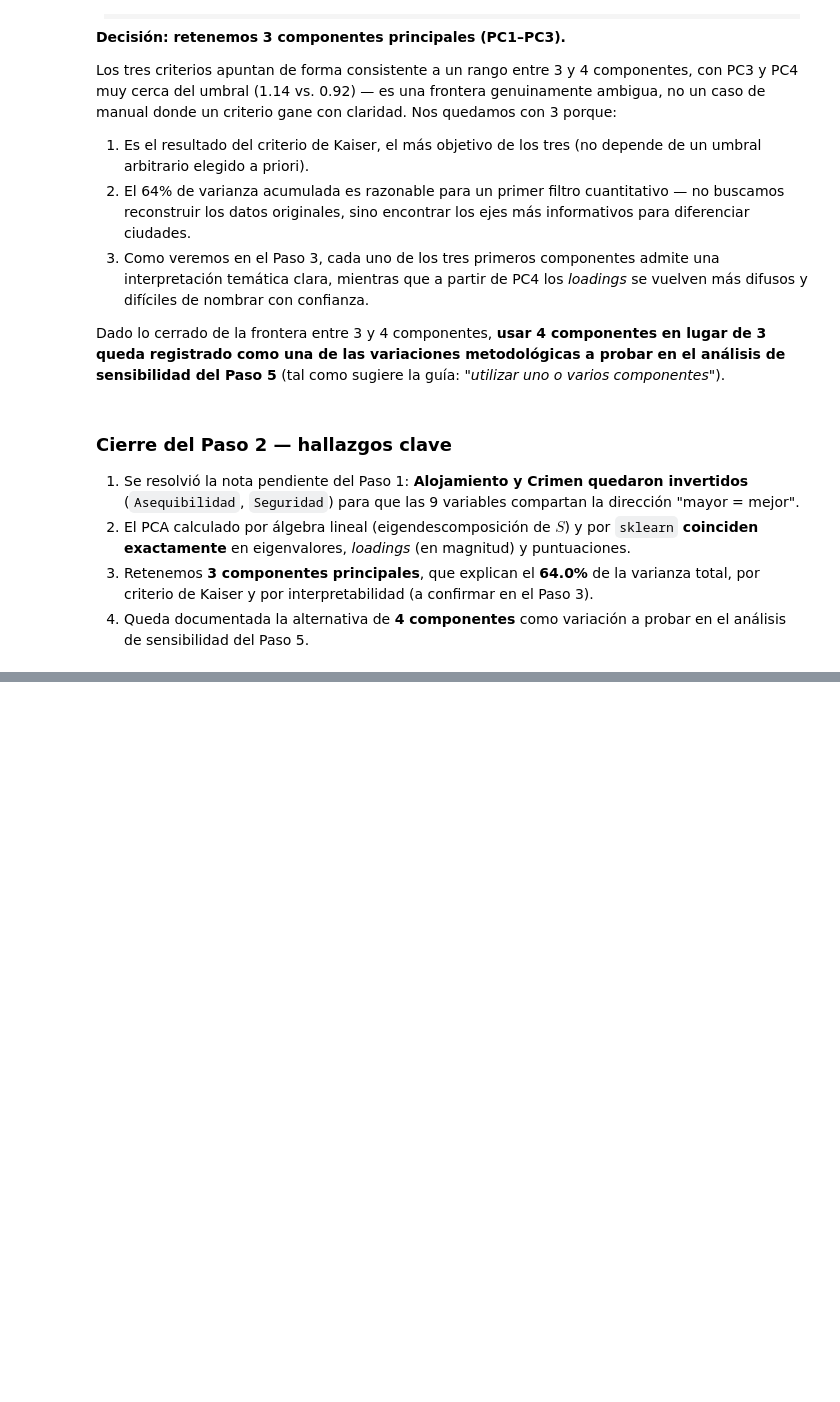
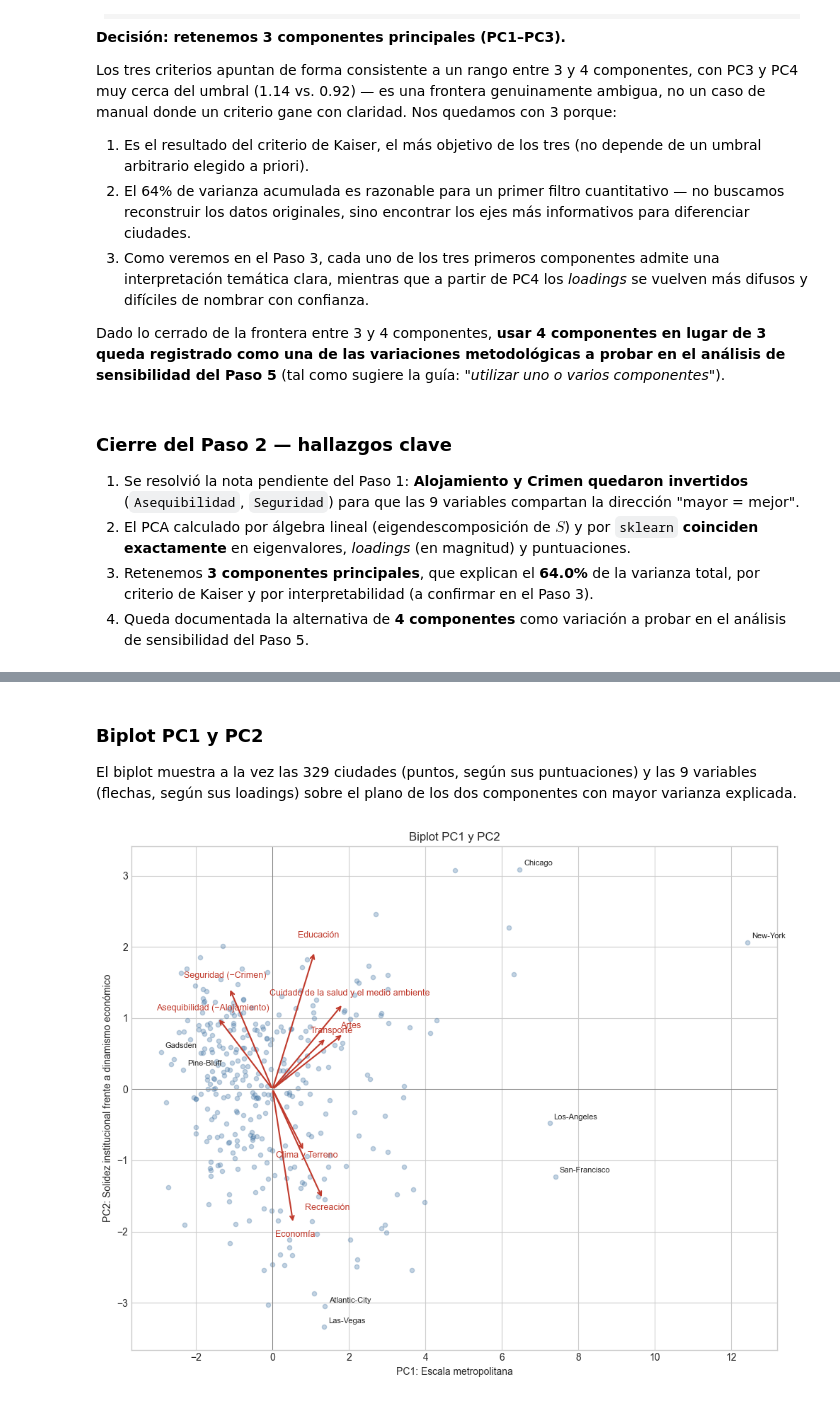
Before and after one commit to JuanRestrepoM/MIAD_202614_Aprendizaje_no_supervisado_G29, a Jupyter notebook: notebooks/S1_New_Sede.ipynb, the cells around one changed output, grey strips where cells are left out. Drawn from its saved outputs; the diff is of its cells as text; code cells hidden in the pictures; blank space fills up the shorter version.

```diff
--- a/notebooks/S1_New_Sede.ipynb
+++ b/notebooks/S1_New_Sede.ipynb
@@ -518,0 +617,30 @@ Dado lo cerrado de la frontera entre 3 y 4 componentes, **usar 4 componentes en
+# %% [markdown]
+### Biplot PC1 y PC2
+
+El biplot muestra a la vez las 329 ciudades (puntos, según sus puntuaciones) y las 9 variables (flechas, según sus loadings) sobre el plano de los dos componentes con mayor varianza explicada.
+# %%
+fig, ax = plt.subplots(figsize=(10, 8))
+ax.scatter(scores_manual['PC1'], scores_manual['PC2'], alpha=0.3, color='#3b6fa0', s=20)
+
+scale = 4
+for var in loadings.index:
+    x, y = loadings.loc[var, 'PC1'] * scale, loadings.loc[var, 'PC2'] * scale
+    ax.annotate('', xy=(x, y), xytext=(0, 0),
+                arrowprops=dict(arrowstyle='->', color='#c0392b', linewidth=1.5))
+    ax.text(x * 1.1, y * 1.1, var, fontsize=9, color='#c0392b', ha='center')
+
+destacadas = ['New-York,NY', 'San-Francisco,CA', 'Los-Angeles,Long-Beach,CA', 'Chicago,IL',
+              'Las-Vegas,NV', 'Atlantic-City,NJ', 'Gadsden,AL', 'Pine-Bluff,AR']
+for c in destacadas:
+    x, y = scores_manual.loc[c, 'PC1'], scores_manual.loc[c, 'PC2']
+    ax.annotate(c.split(',')[0], (x, y), fontsize=8, xytext=(4, 4), textcoords='offset points')
+
+ax.axhline(0, color='grey', linewidth=0.7)
+ax.axvline(0, color='grey', linewidth=0.7)
+ax.set_xlabel('PC1: Escala metropolitana')
+ax.set_ylabel('PC2: Solidez institucional frente a dinamismo económico')
+ax.set_title('Biplot PC1 y PC2')
+plt.tight_layout()
+plt.show()
+# %% [output]
+[figure, added]
```
Also changed, not shown: parts of 67 cells of this notebook.
